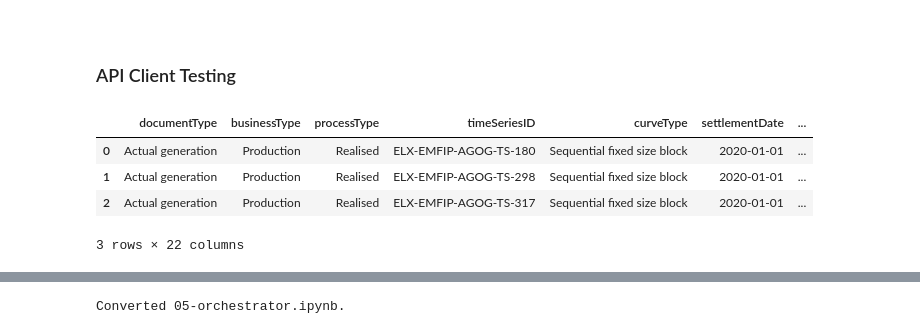
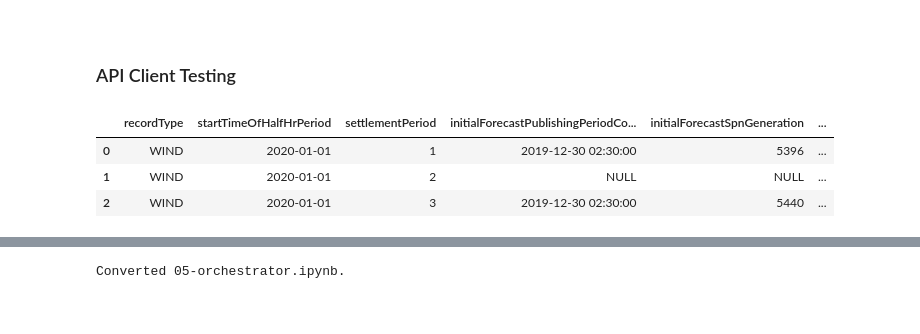
Before and after one commit to OSUKED/ElexonDataPortal, a Jupyter notebook: nbs/06-client-gen.ipynb, the cells around one changed output, grey strips where cells are left out. Drawn from its saved outputs; the diff is of its cells as text; code cells hidden in the pictures.

```diff
--- a/nbs/06-client-gen.ipynb
+++ b/nbs/06-client-gen.ipynb
@@ -90,15 +90,14 @@ save_api_client(API_yaml_fp)
 # %%
 from ElexonDataPortal import api
 
 client = api.Client(api_key)
 
-df = client.get_B1610()
+df = client.get_WINDFORFUELHH()
 
 df.head(3)
 # %% [output]
-|  | documentType | businessType | processType | timeSeriesID | curveType | settlementDate | ... |
-| 0 | Actual generation | Production | Realised | ELX-EMFIP-AGOG-TS-180 | Sequential fixed size block | 2020-01-01 | ... |
-| 1 | Actual generation | Production | Realised | ELX-EMFIP-AGOG-TS-298 | Sequential fixed size block | 2020-01-01 | ... |
-| 2 | Actual generation | Production | Realised | ELX-EMFIP-AGOG-TS-317 | Sequential fixed size block | 2020-01-01 | ... |
+|  | recordType | startTimeOfHalfHrPeriod | settlementPeriod | initialForecastPublishingPeriodCo... | initialForecastSpnGeneration | ... |
+| 0 | WIND | 2020-01-01 | 1 | 2019-12-30 02:30:00 | 5396 | ... |
+| 1 | WIND | 2020-01-01 | 2 | NULL | NULL | ... |
+| 2 | WIND | 2020-01-01 | 3 | 2019-12-30 02:30:00 | 5440 | ... |
-3 rows × 22 columns
 # %%
```
Also changed, not shown: parts of 2 cells of this notebook, 16 other files.
